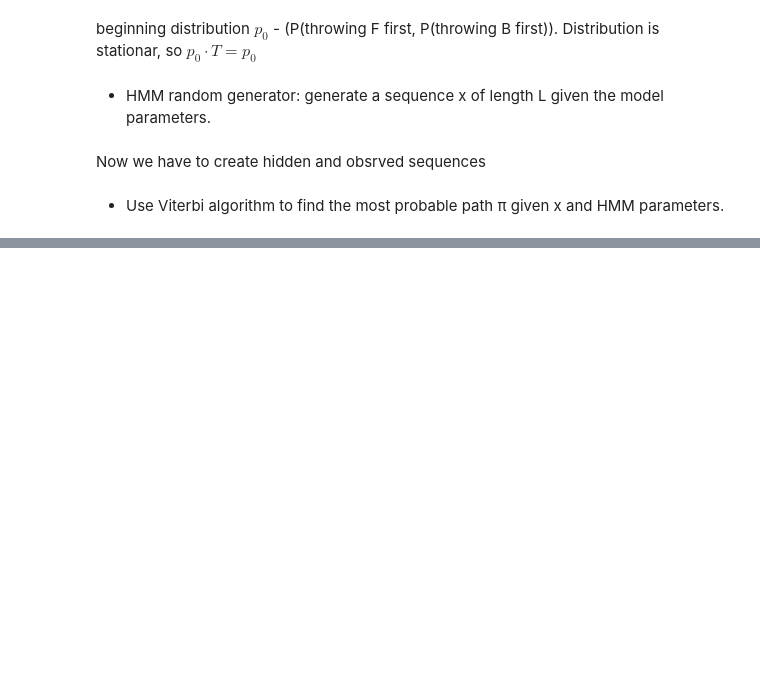
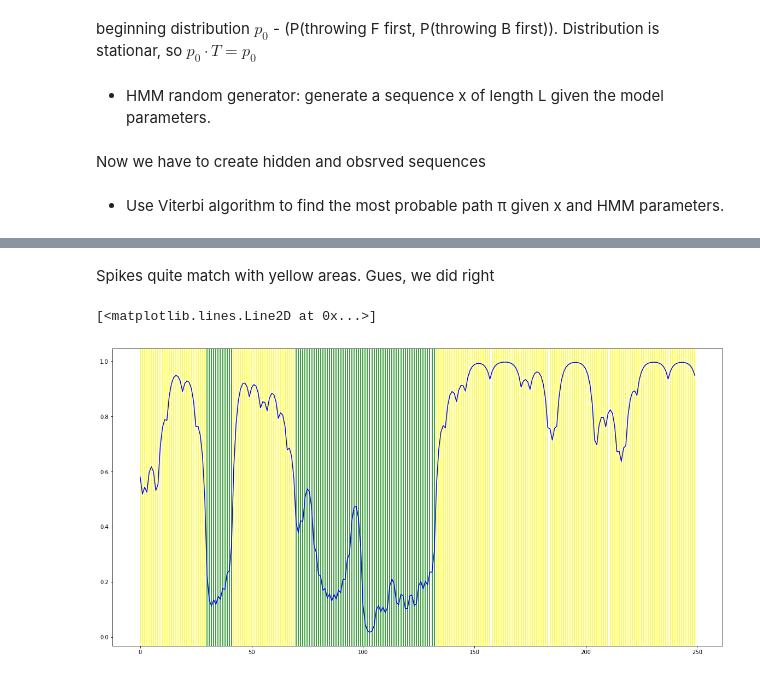
Before and after one commit to bu147/genomics, a Jupyter notebook: MSCS191_ZinnurovBD.ipynb, the cells around one changed output, grey strips where cells are left out. Cells and saved outputs as stored; diff of their text form; code cells hidden in the pictures; blank space fills up the shorter version.

```diff
--- a/MSCS191_ZinnurovBD.ipynb
+++ b/MSCS191_ZinnurovBD.ipynb
@@ -120,0 +213,14 @@ array([0, 0, 0, 0, 0, 0, 0, 0, 0, 0, 0, 0, 0, 0, 0, 0, 0, 0, 0, 0, 0, 0,
+# %% [markdown]
+Spikes quite match with yellow areas. Gues, we did right
+# %%
+#viterbi sequence vs post_probs[fair]
+fig, ax = plt.subplots(figsize=(20, 10))
+for i in range(L):
+    if vit[i] == 0:
+        ax.axvline(i, color='yellow')
+    else:
+        ax.axvline(i, color='green')
+ax.plot(range(L), post_probs[0], color='b')
+# %% [output]
+[<matplotlib.lines.Line2D at 0x...>]
+[figure, added]
```
Also changed, not shown: parts of 19 cells of this notebook.
